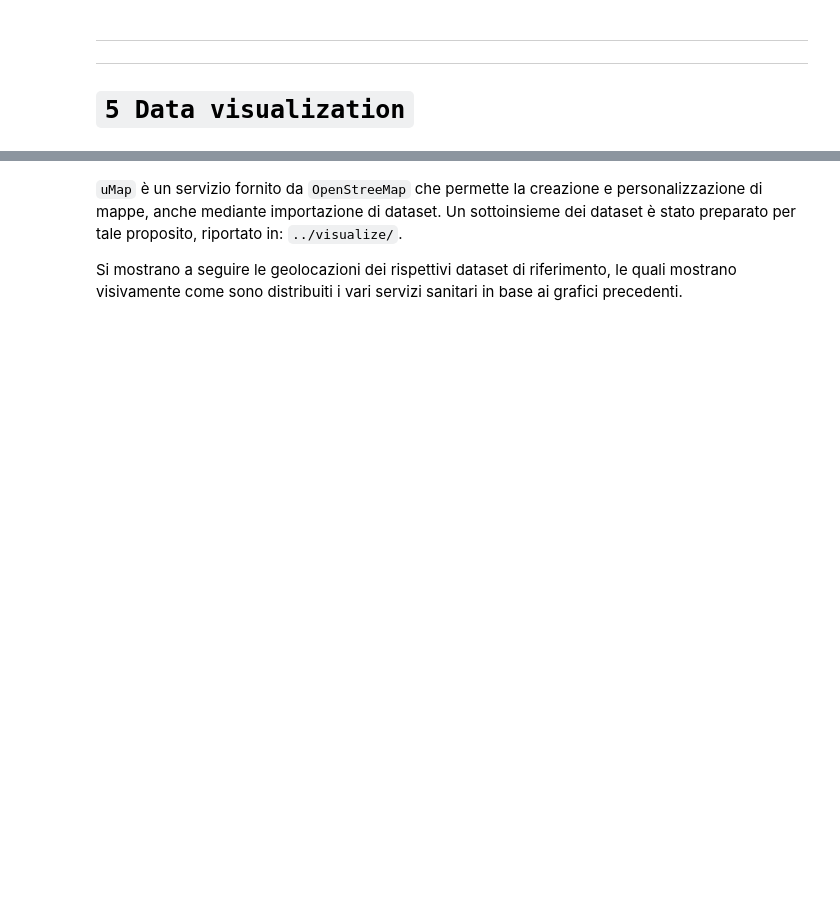
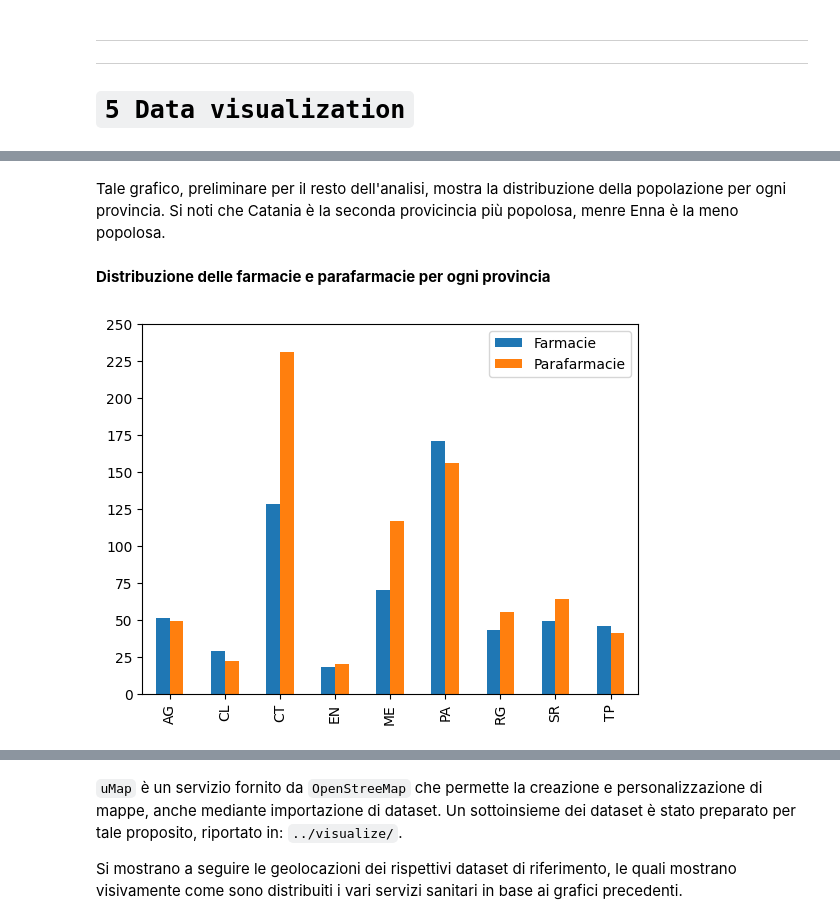
Before and after one commit to weiss25r/Progetto-Open-Data-2023, a Jupyter notebook: Progetto Open Data/notebooks/main_notebook.ipynb, the cells around one changed output, grey strips where cells are left out. Cells and saved outputs as stored; diff of their text form; code cells hidden in the pictures; blank space fills up the shorter version.

```diff
--- a/Progetto Open Data/notebooks/main_notebook.ipynb
+++ b/Progetto Open Data/notebooks/main_notebook.ipynb
@@ -867,0 +879,8 @@ L'ultimo grafico permette di stabilire il numero di farmacie e parafarmacie per
+# %% [markdown]
+Tale grafico, preliminare per il resto dell'analisi, mostra la distribuzione della popolazione per ogni provincia. Si noti che Catania è la seconda provicincia più popolosa, menre Enna è la meno popolosa.
+# %% [markdown]
+**Distribuzione delle farmacie e parafarmacie per ogni provincia**
+# %%
+df_finale_farma_para = pd.DataFrame({"Farmacie": num_farmacie, "Parafarmacie": num_parafarmacie}, index=provincie).plot.bar(yticks = [i for i in range(0, 255, 25)])
+# %% [output]
+[figure, added]
```
Also changed, not shown: parts of 18 cells of this notebook.
